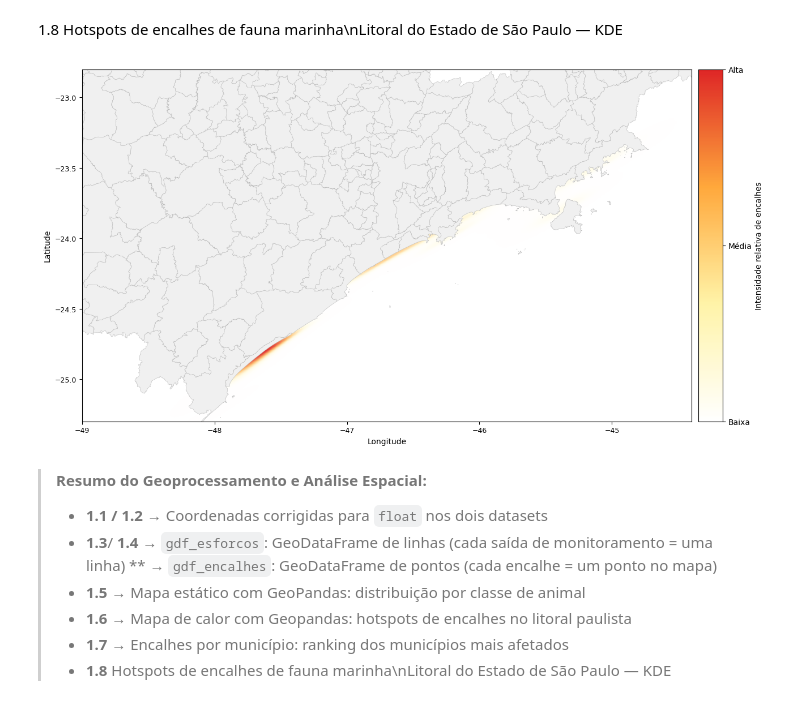
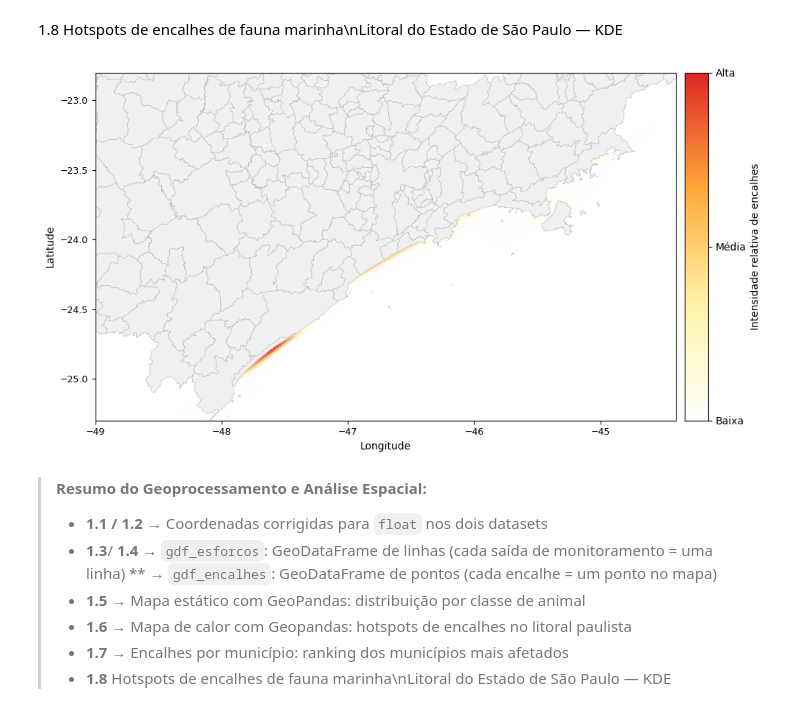
Before and after one commit to JonasCandid0/TCC-Univesp, a Jupyter notebook: tcc_analise_espacial_simba.ipynb, the cells around one changed output. Cells and saved outputs as stored; diff of their text form; code cells hidden in the pictures.

```diff
--- a/tcc_analise_espacial_simba.ipynb
+++ b/tcc_analise_espacial_simba.ipynb
@@ -2041,97 +2024,81 @@ Mongaguá,Praia Grande      1037
 # %% [markdown]
 1.8 Hotspots de encalhes de fauna marinha\nLitoral do Estado de São Paulo — KDE
 # %%
-# ─────────────────────────────────────────────────────────────────────────────
-# 1.8 MAPA DE HOTSPOT — KDE sobre pontos de encalhe
-#
-# Diferença do mapa de calor (1.6):
-#   - Mapa de calor (1.6): agrega por município (polígono) e usa cor
-#     para mostrar QUANTIDADE. É uma visualização discreta por unidade administrativa.
-#   - Hotspot KDE (1.8): espalha uma 'bolha de influência' em torno de
-#     cada ponto de encalhe individual e soma as influências sobrepostas,
-#     produzindo uma SUPERFÍCIE CONTÍNUA de densidade. Mostra onde os
-#     encalhes se concentram no espaço físico, independentemente dos limites
-#     municipais. Os picos dessa superfície são os hotspots reais.
-# ─────────────────────────────────────────────────────────────────────────────
-
 # ── Extrai coordenadas dos pontos de encalhe ─────────────────────────────────
 lons = gdf_encalhes.geometry.x.values
 lats = gdf_encalhes.geometry.y.values
 
-# Remove NaN
 mask = ~(np.isnan(lons) | np.isnan(lats))
 lons, lats = lons[mask], lats[mask]
 
-# ── Grade de avaliação — faixa litorânea de SP ───────────────────────────────
+# ── Grade de avaliação — resolução reduzida de 500 → 200 ─────────────────────
+# Reduz de 250.000 para 40.000 pontos avaliados (~85% menos cálculo no KDE)
 lon_min, lon_max = -49.0, -44.4
 lat_min, lat_max = -25.3, -22.8
 
-lon_grid = np.linspace(lon_min, lon_max, 500)
-lat_grid = np.linspace(lat_min, lat_max, 500)
+lon_grid = np.linspace(lon_min, lon_max, 200)  # era 500
+lat_grid = np.linspace(lat_min, lat_max, 200)  # era 500
 LON, LAT = np.meshgrid(lon_grid, lat_grid)
 
-# ── KDE — Kernel Density Estimation ─────────────────────────────────────────
-kde = gaussian_kde(
-    np.vstack([lons, lats]),
-    bw_method='scott'   # bandwidth automático; diminua para mais detalhe local
-)
+# ── KDE ──────────────────────────────────────────────────────────────────────
+kde = gaussian_kde(np.vstack([lons, lats]), bw_method='scott')
 Z = kde(np.vstack([LON.ravel(), LAT.ravel()])).reshape(LON.shape)
 
-# Normaliza 0–1
 Z_norm = (Z - Z.min()) / (Z.max() - Z.min())
 
-# ── Colormap: transparente → amarelo → laranja → vermelho ────────────────────
+# ── Colormap ──────────────────────────────────────────────────────────────────
 colors_kde = [
-    (1, 1, 1, 0),        # transparente (densidade ~zero)
-    (1, 0.95, 0.6, 0.3), # amarelo claro
-    (1, 0.6,  0.1, 0.7), # laranja
-    (0.85, 0, 0, 0.95),  # vermelho escuro
+    (1, 1, 1, 0),
+    (1, 0.95, 0.6, 0.3),
+    (1, 0.6,  0.1, 0.7),
+    (0.85, 0, 0, 0.95),
 ]
 cmap_kde = LinearSegmentedColormap.from_list('hotspot', colors_kde, N=256)
 
-# ── Exibe apenas acima do percentil 70 (oculta ruído de fundo) ──────────────
 threshold = np.percentile(Z_norm, 70)
 Z_plot = np.where(Z_norm >= threshold, Z_norm, np.nan)
 
-# ── Plot ─────────────────────────────────────────────────────────────────────
-fig, ax = plt.subplots(figsize=(13, 7))
+# ── Plot — figura menor e DPI reduzido ───────────────────────────────────────
+# figsize (13,7) → (10,5.5): área ~30% menor
+# dpi padrão (100) → 80: imagem embutida ~35% menor
+fig, ax = plt.subplots(figsize=(10, 5.5))
 
-# Camada base: shapefile de SP
 sp.plot(ax=ax, color='#f0f0f0', edgecolor='#bbbbbb', linewidth=0.4)
 
-# Camada KDE
 img = ax.imshow(
     Z_plot,
     extent=[lon_min, lon_max, lat_min, lat_max],
     origin='lower',
     cmap=cmap_kde,
     alpha=0.85,
     aspect='auto',
     vmin=threshold,
     vmax=1.0,
 )
 
-# ── Colorbar alinhada ao retângulo do mapa ───────────────────────────────────
 divider = make_axes_locatable(ax)
 cax = divider.append_axes('right', size='4%', pad=0.12)
-
 cb = plt.colorbar(img, cax=cax)
 cb.set_label('Intensidade relativa de encalhes', fontsize=10)
 cb.set_ticks([threshold, (threshold + 1) / 2, 1.0])
 cb.set_ticklabels(['Baixa', 'Média', 'Alta'])
 
-# ── Zoom e estilo ────────────────────────────────────────────────────────────
 ax.set_xlim(lon_min, lon_max)
 ax.set_ylim(lat_min, lat_max)
 ax.set_xlabel('Longitude', fontsize=10)
 ax.set_ylabel('Latitude', fontsize=10)
 ax.tick_params(labelsize=9)
 ax.grid(False)
 
 plt.tight_layout()
+
+# ── Salva com DPI reduzido em vez de usar plt.show() ─────────────────────────
+# dpi=80 já é suficiente para leitura em tela; era ~100 implícito no show()
+# bbox_inches='tight' elimina margens em branco desnecessárias
+plt.savefig('kde_hotspot.png', dpi=80, bbox_inches='tight')
 plt.show()
 # %% [output]
-[figure, old version]
+[figure, new version]
 # %% [markdown]
 > **Resumo do Geoprocessamento e Análise Espacial:**
 > - **1.1 / 1.2** → Coordenadas corrigidas para `float` nos dois datasets
```
Also changed, not shown: parts of 1 cell of this notebook.
